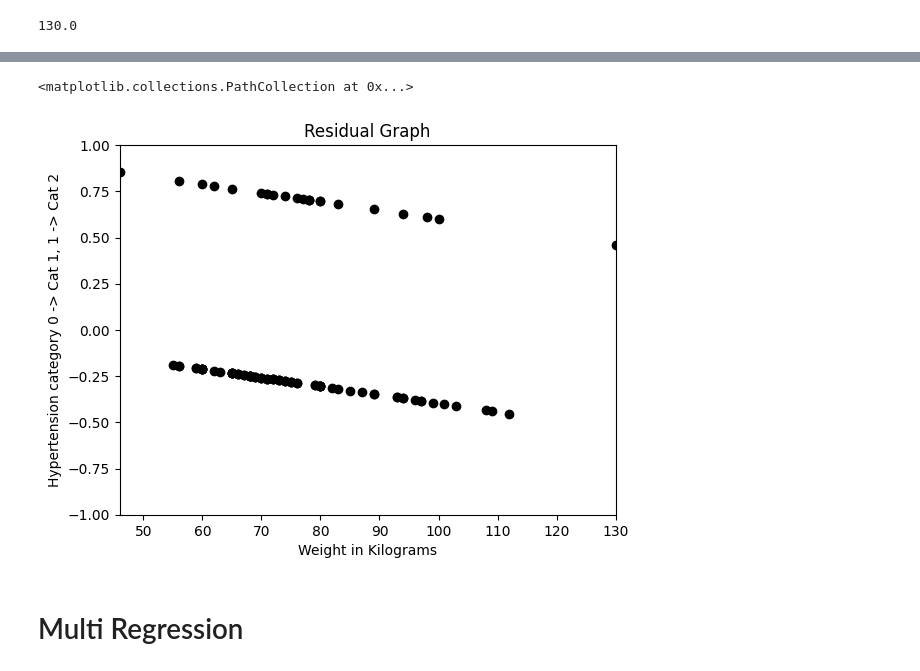
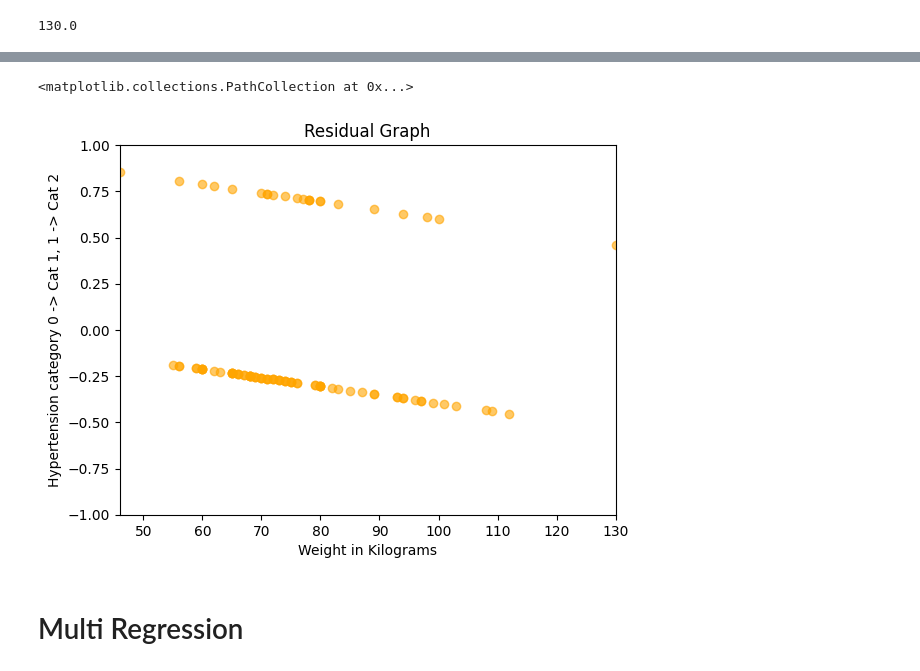
Before and after one commit to farhanarrafi/empirical-analysis-cardiovascular-data, a Jupyter notebook: Emperical_Analysis_Project.ipynb, the cells around one changed output, grey strips where cells are left out. Cells and saved outputs as stored; diff of their text form; code cells hidden in the pictures.

```diff
--- a/Emperical_Analysis_Project.ipynb
+++ b/Emperical_Analysis_Project.ipynb
@@ -533,14 +529,14 @@ dtype: float64
 # %%
 plt.title('Residual Graph')
 plt.xlabel('Weight in Kilograms')
 plt.ylabel('Hypertension category 0 -> Cat 1, 1 -> Cat 2')
 plt.xlim([X_test['weight'].min(), X_test['weight'].max()])
 plt.ylim([-1, 1])
-plt.scatter(X_test, residual, color="black")
+plt.scatter(X_test, residual, color="orange", alpha=0.6)
 #plt.plot(X_test, Y_predictions, color="blue", linewidth=3)
 # %% [output]
 <matplotlib.collections.PathCollection at 0x...>
-[figure, old version]
+[figure, new version]
 # %% [markdown]
 # Multi Regression
 # %%
```
Also changed, not shown: parts of 7 cells of this notebook.
